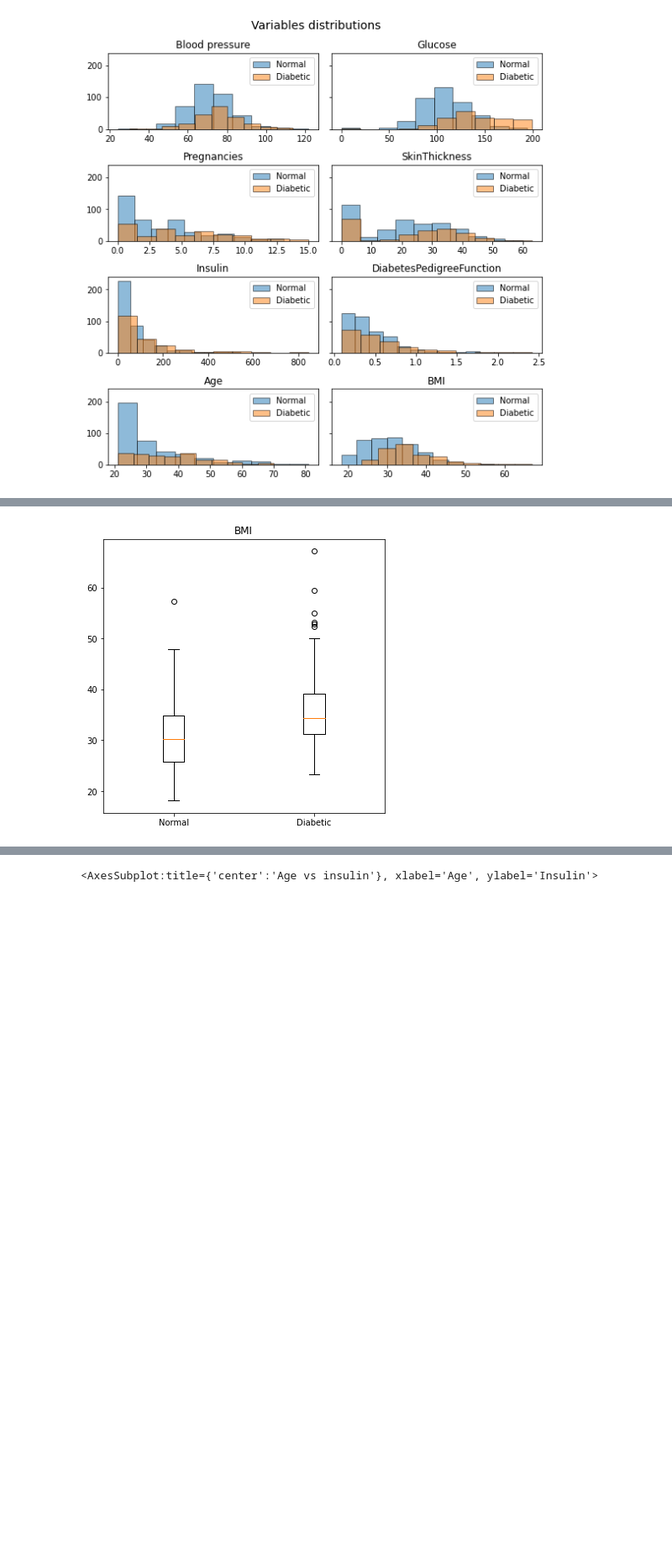
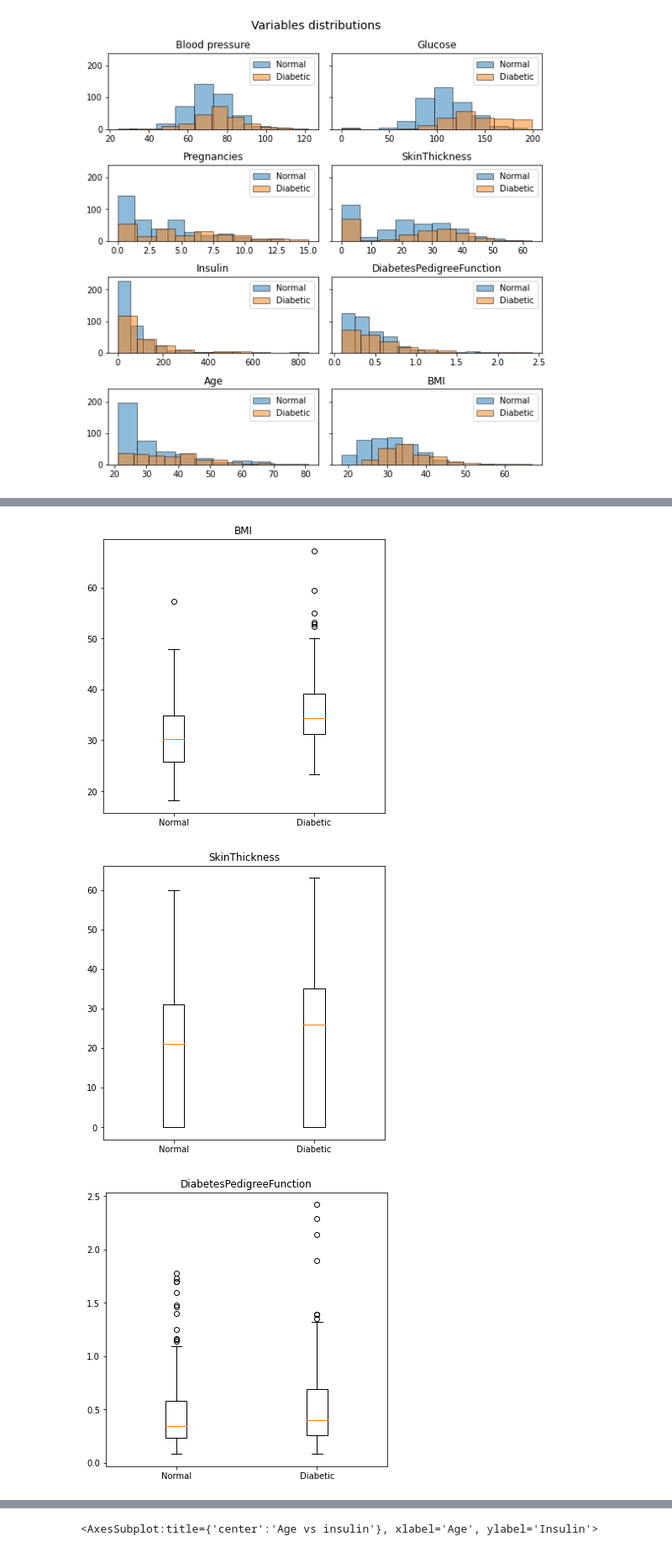
Before and after one commit to peshekhodko/FinalProject, a Jupyter notebook: FinalProject.ipynb, the cells around one changed output, grey strips where cells are left out. Shown at 84% size. Cells and saved outputs as stored; diff of their text form; code cells hidden in the pictures; blank space fills up the shorter version.

```diff
--- a/FinalProject.ipynb
+++ b/FinalProject.ipynb
@@ -327,31 +337,51 @@ data = [a,b]
 for i, x in enumerate(data):
     plt.boxplot(x, positions=[i])
 plt.xticks([0,1], ['Normal','Diabetic'])
 plt.title ('Age')
 plt.show()
 
 a = eda_train.loc[eda_train['Outcome'] == 0, 'Insulin']
 b = eda_train.loc[eda_train['Outcome'] == 1, 'Insulin']
 data = [a,b]
 for i, x in enumerate(data):
     plt.boxplot(x, positions=[i])
 plt.xticks([0,1], ['Normal','Diabetic'])
 plt.title ('Insulin')
 plt.show()
 
 a = eda_train.loc[eda_train['Outcome'] == 0, 'BMI']
 b = eda_train.loc[eda_train['Outcome'] == 1, 'BMI']
 data = [a,b]
 for i, x in enumerate(data):
     plt.boxplot(x, positions=[i])
 plt.xticks([0,1], ['Normal','Diabetic'])
 plt.title ('BMI')
 plt.show()
+
+a = eda_train.loc[eda_train['Outcome'] == 0, 'SkinThickness']
+b = eda_train.loc[eda_train['Outcome'] == 1, 'SkinThickness']
+data = [a,b]
+for i, x in enumerate(data):
+    plt.boxplot(x, positions=[i])
+plt.xticks([0,1], ['Normal','Diabetic'])
+plt.title ('SkinThickness')
+plt.show()
+
+a = eda_train.loc[eda_train['Outcome'] == 0, 'DiabetesPedigreeFunction']
+b = eda_train.loc[eda_train['Outcome'] == 1, 'DiabetesPedigreeFunction']
+data = [a,b]
+for i, x in enumerate(data):
+    plt.boxplot(x, positions=[i])
+plt.xticks([0,1], ['Normal','Diabetic'])
+plt.title ('DiabetesPedigreeFunction')
+plt.show()
 # %% [output]
 [figure]
 [figure]
 [figure]
 [figure]
 [figure]
 [figure]
+[figure, added]
+[figure, added]
 # %% [markdown]
```
Also changed, not shown: parts of 48 cells of this notebook.
